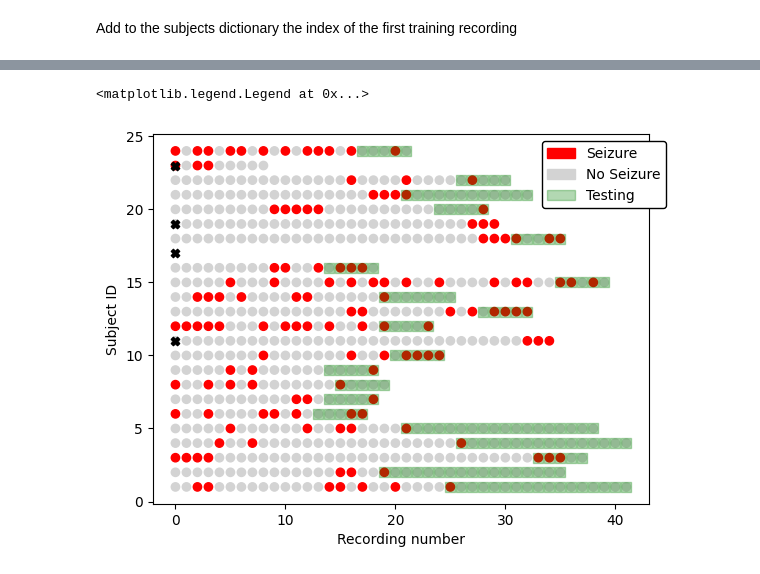
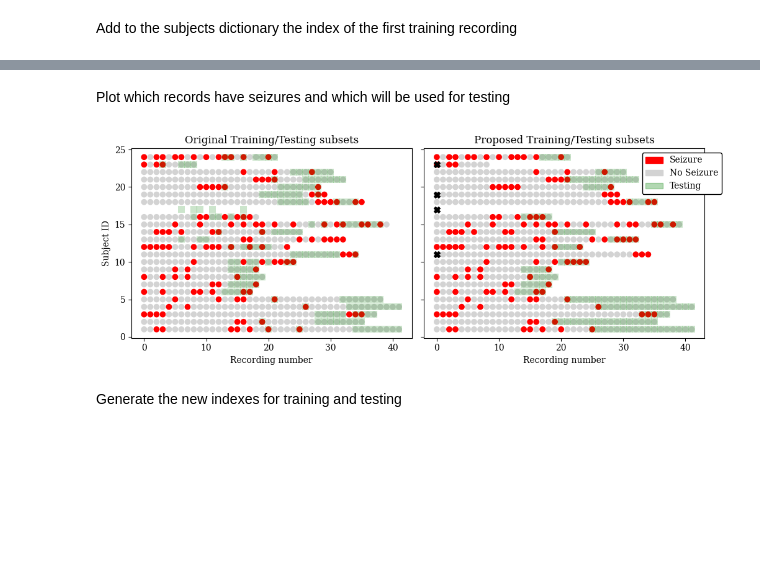
Before and after one commit to JuanSapriza/ml-project-2-regularlostfunctions, a Jupyter notebook: cv.ipynb, the cells around one changed output, grey strips where cells are left out. Cells and saved outputs as stored; diff of their text form; code cells hidden in the pictures; blank space fills up the shorter version.

Commit message:
Added plotting and generation of original and proposed training indexes

```diff
--- a/cv.ipynb
+++ b/cv.ipynb
@@ -7,10 +7,12 @@ recording_names_path        = "baseline/etc/indexes/index_all.txt"
 recording_sumaries_path     = "baseline/etc/summaries/"
 recording_sumaries_prologue = "chb"
 recording_sumaries_epilogue = "-summary.txt"
-selected_indexes_path       = "baseline/etc/indexes_detection/new/"
-filename_train              = "train.txt"
-filename_valid              = "validation.txt"
-filename_test               = "test.txt"
+selected_indexes_path       = "baseline/indexes_detection/new/"
+selected_indexes_path_orig  = "baseline/indexes_detection/"
+selected_indexes_prologue   = "../clean_signals/chb17/chb"
+selected_indexes_name_train = "train.txt"
+selected_indexes_name_test  = "test.txt"
+selected_indexes_name_valid = "validation.txt"
 
 line_recording_name_start   = "File Name: chb"
 line_recording_name_end     = ".edf\n"
@@ -99,32 +123,81 @@ for subject, sub_i in zip(subjects, range(1,SUBJECTS_N+1)):
+# %% [markdown]
+Plot which records have seizures and which will be used for testing
 # %%
 import matplotlib.pyplot as plt
 import numpy as np
+
+
+squaresize = 60
+squarealpha = 0.2
+
+plt.rcParams["font.family"] = "serif"
+fig, axs = plt.subplots(1,2, figsize=(10,4), sharey=True)
 
 for subject in subjects:
 # for seiz, offset in zip(seizs, offsets):
     offset = int(subject)
     seiz = np.asarray(subjects[subject]['seizures'])
     x = range(len(seiz))
     points = [offset for _ in seiz]
     color =     [ 'red' if s > 0 else 'lightgray' for s in seiz ]
-    plt.scatter(x, points, color=color)
+
+    axs[0].scatter(x, points, color=color)
+
+    subject_idx = int(subject)
+    test_x = []
+    test_y = []
+    for i in range(len(all_subject_labels[subject_idx-1])):
+        if all_subject_labels[subject_idx-1][i] == 1:
+            test_x.append(i)
+            test_y.append(subject_idx)
+    axs[0].scatter(test_x, test_y, color='green', marker="s", s=squaresize, alpha=squarealpha, edgecolors='none')
+
+    # else:
+    #     plt.scatter([0],[offset], color='k', marker='X')
+
+axs[0].set_xlabel("Recording number")
+axs[0].set_ylabel("Subject ID")
+axs[0].set_title("Original Training/Testing subsets");
+
+
+
+
+
+for subject in subjects:
+# for seiz, offset in zip(seizs, offsets):
+    offset = int(subject)
+    seiz = np.asarray(subjects[subject]['seizures'])
+    x = range(len(seiz))
+    points = [offset for _ in seiz]
+    color =     [ 'red' if s > 0 else 'lightgray' for s in seiz ]
+    axs[1].scatter(x, points, color=color)
+
     if subjects[subject]["test"] != -1:
         test_x = range(subjects[subject]["test"],len(seiz))
         test_y = [ offset for _ in test_x ]
-        plt.scatter(test_x, test_y, color='green', marker="s", s=50, alpha=0.3)
+        axs[1].scatter(test_x, test_y, color='green', marker="s", s=squaresize, alpha=squarealpha, edgecolors='none')
     else:
-        plt.scatter([0],[offset], color='k', marker='X')
+        axs[1].scatter([0],[offset], color='k', marker='X', s=50)
 
-plt.xlabel("Recording number")
-plt.ylabel("Subject ID")
+axs[1].set_xlabel("Recording number")
+# axs[1].set_ylabel("Subject ID")
+axs[1].set_title("Proposed Training/Testing subsets")
+
+
+
 
 import matplotlib.patches as mpatches
 # Create custom legend handles and labels
 legend_handles = [mpatches.Circle((0, 0), 1, color='red', label='Seizure'),
                   mpatches.Circle((0, 0), 1, color='lightgray', label='No Seizure'),
                   mpatches.Circle((0, 0), 1, color='green', alpha = 0.3, label='Testing')]
 # Add legend with custom handles and labels
-plt.legend(handles=legend_handles, bbox_to_anchor=(0.77, 1), fancybox=True, framealpha=1, edgecolor='black')
+fig.legend(handles=legend_handles, bbox_to_anchor=(1.02, 0.91), fancybox=True, framealpha=1, edgecolor='black');
+
+
+
+plt.tight_layout()
 # %% [output]
-<matplotlib.legend.Legend at 0x...>
-[figure, old version]
+[figure, new version]
+# %% [markdown]
+Generate the new indexes for training and testing
```
Also changed, not shown: parts of 4 cells of this notebook, 2 other files.
